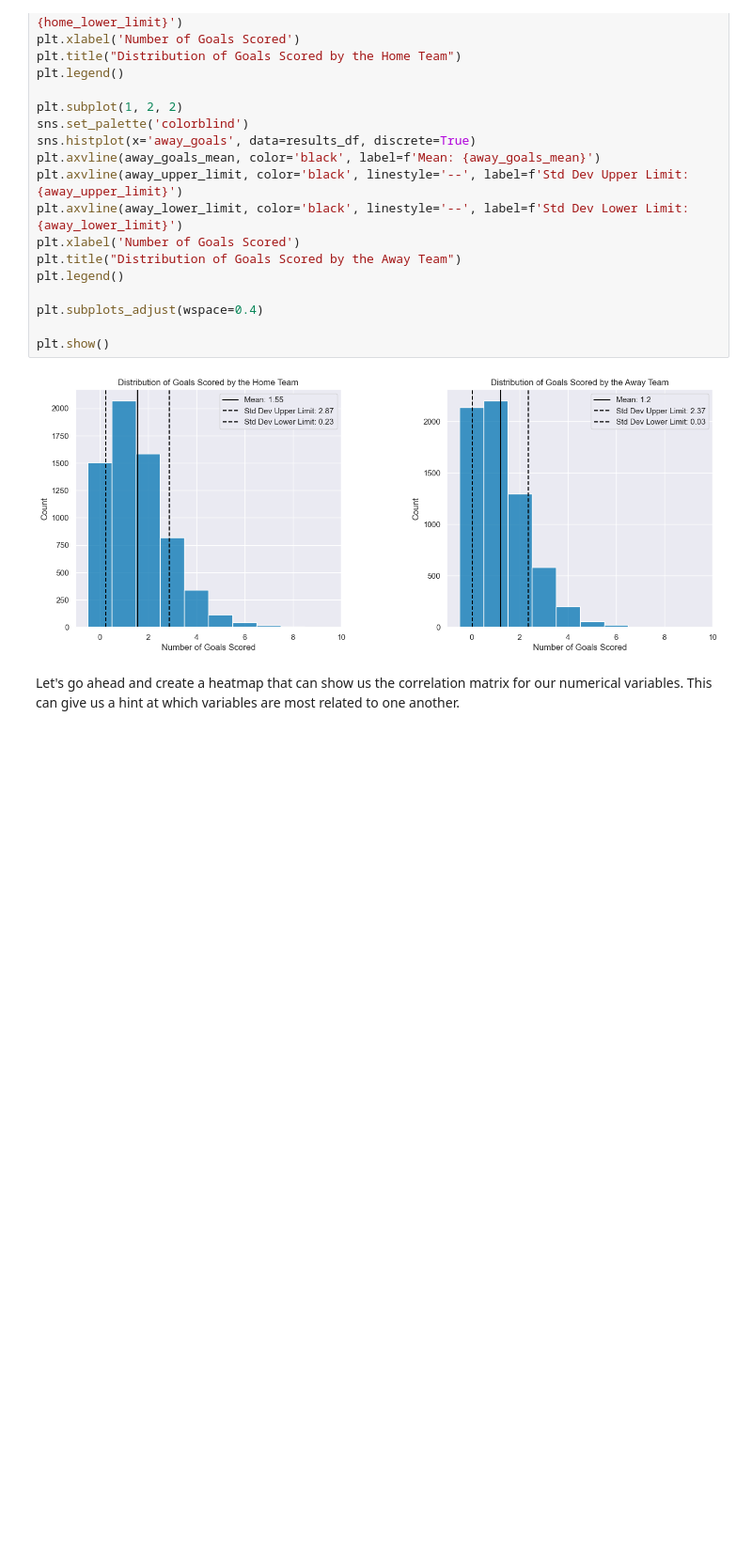
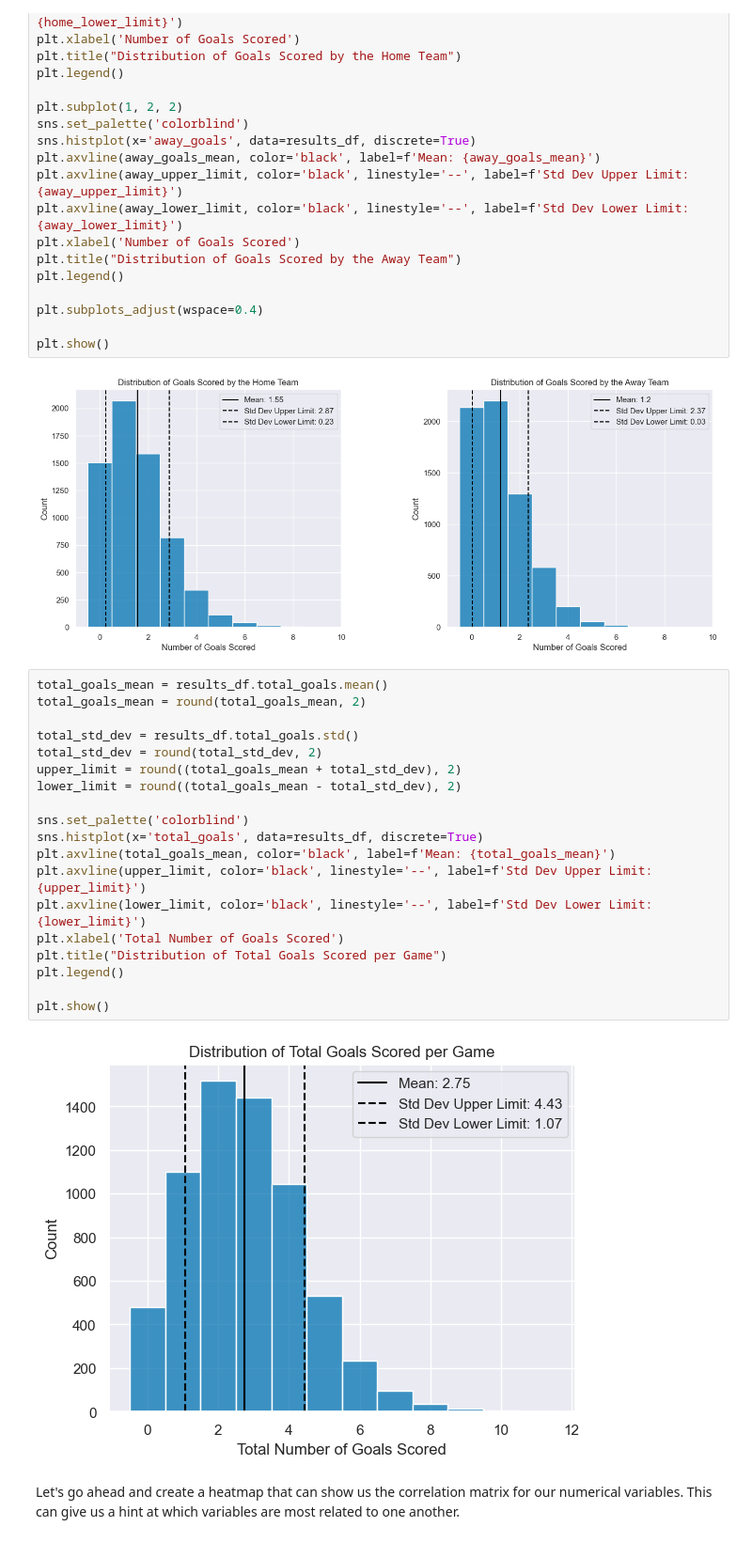
Before and after one commit to AlexHunter89/Premier-League-Data-Analysis, a Jupyter notebook: prem_league_analysis_notebook.ipynb, the cells around one changed output. Shown: that part at 94% size. Cells and saved outputs as stored; diff of their text form; blank space fills up the shorter version.

```diff
--- a/prem_league_analysis_notebook.ipynb
+++ b/prem_league_analysis_notebook.ipynb
@@ -435,6 +435,27 @@ plt.subplots_adjust(wspace=0.4)
 plt.show()
 # %% [output]
 [figure]
+# %%
+total_goals_mean = results_df.total_goals.mean()
+total_goals_mean = round(total_goals_mean, 2)
+
+total_std_dev = results_df.total_goals.std()
+total_std_dev = round(total_std_dev, 2)
+upper_limit = round((total_goals_mean + total_std_dev), 2)
+lower_limit = round((total_goals_mean - total_std_dev), 2)
+
+sns.set_palette('colorblind')
+sns.histplot(x='total_goals', data=results_df, discrete=True)
+plt.axvline(total_goals_mean, color='black', label=f'Mean: {total_goals_mean}')
+plt.axvline(upper_limit, color='black', linestyle='--', label=f'Std Dev Upper Limit: {upper_limit}')
+plt.axvline(lower_limit, color='black', linestyle='--', label=f'Std Dev Lower Limit: {lower_limit}')
+plt.xlabel('Total Number of Goals Scored')
+plt.title("Distribution of Total Goals Scored per Game")
+plt.legend()
+
+plt.show()
+# %% [output]
+[figure, added]
 # %% [markdown]
 Let's go ahead and create a heatmap that can show us the correlation matrix for our numerical variables. This can give us a hint at which variables are most related to one another.
 # %%
```
